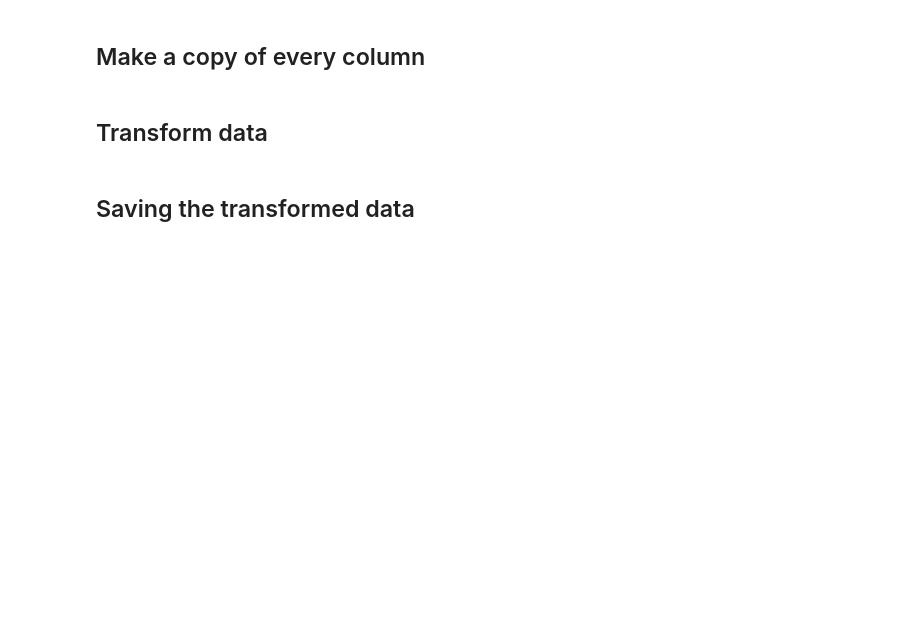
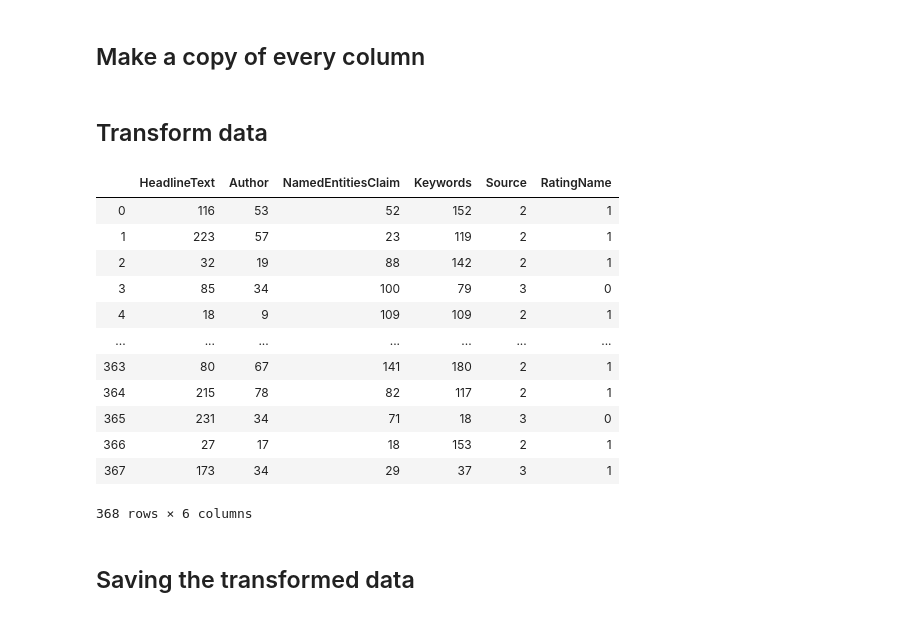
Before and after one commit to nilbahaaeddine/ClaimsClassification, a Jupyter notebook: src/Classification.ipynb, the cells around one changed output. Cells and saved outputs as stored; diff of their text form; code cells hidden in the pictures; blank space fills up the shorter version.

```diff
--- a/src/Classification.ipynb
+++ b/src/Classification.ipynb
@@ -501,21 +758,35 @@ dfTvsFRatingName1 = dfTvsFRatingName.copy()
 # %%
 dfTvsFHeadlineText1 = pd.DataFrame(classLabelEncoder.fit_transform(dfTvsFHeadlineText1), columns = ['HeadlineText'])
 
 dfTvsFAuthor1 = pd.DataFrame(classLabelEncoder.fit_transform(dfTvsFAuthor1), columns = ['Author'])
 
 dfTvsFNamedEntitiesClaim1 = pd.DataFrame(classLabelEncoder.fit_transform(dfTvsFNamedEntitiesClaim1), columns = ['NamedEntitiesClaim'])
 
 dfTvsFNamedEntitiesArticle1 = pd.DataFrame(classLabelEncoder.fit_transform(dfTvsFNamedEntitiesArticle1), columns = ['NamedEntitiesArticle'])
 
 dfTvsFKeywords1 = pd.DataFrame(classLabelEncoder.fit_transform(dfTvsFKeywords1), columns = ['Keywords'])
 
 dfTvsFSource1 = pd.DataFrame(classLabelEncoder.fit_transform(dfTvsFSource1), columns = ['Source'])
 
 dfTvsFRatingName1 = pd.DataFrame(classLabelEncoder.fit_transform(dfTvsFRatingName1), columns = ['RatingName'])
 
-dfTvsF1 = pd.concat([dfTvsFHeadlineText1, dfTvsFAuthor1, dfTvsFNamedEntitiesClaim1, dfTvsFNamedEntitiesArticle1, dfTvsFKeywords1, dfTvsFSource1, dfTvsFRatingName1], axis = 1)
+dfTvsF1 = pd.concat([dfTvsFHeadlineText1, dfTvsFAuthor1, dfTvsFNamedEntitiesClaim1, dfTvsFKeywords1, dfTvsFSource1, dfTvsFRatingName1], axis = 1)
 
-display(dfTvsF1.head())
+display(dfTvsF1)
+# %% [output]
+|  | HeadlineText | Author | NamedEntitiesClaim | Keywords | Source | RatingName |
+| 0 | 116 | 53 | 52 | 152 | 2 | 1 |
+| 1 | 223 | 57 | 23 | 119 | 2 | 1 |
+| 2 | 32 | 19 | 88 | 142 | 2 | 1 |
+| 3 | 85 | 34 | 100 | 79 | 3 | 0 |
+| 4 | 18 | 9 | 109 | 109 | 2 | 1 |
+| ... | ... | ... | ... | ... | ... | ... |
+| 363 | 80 | 67 | 141 | 180 | 2 | 1 |
+| 364 | 215 | 78 | 82 | 117 | 2 | 1 |
+| 365 | 231 | 34 | 71 | 18 | 3 | 0 |
+| 366 | 27 | 17 | 18 | 153 | 2 | 1 |
+| 367 | 173 | 34 | 29 | 37 | 3 | 1 |
+368 rows × 6 columns
 # %% [markdown]
 ## Saving the transformed data
 # %%
```
Also changed, not shown: parts of 58 cells of this notebook, 8 other files.
